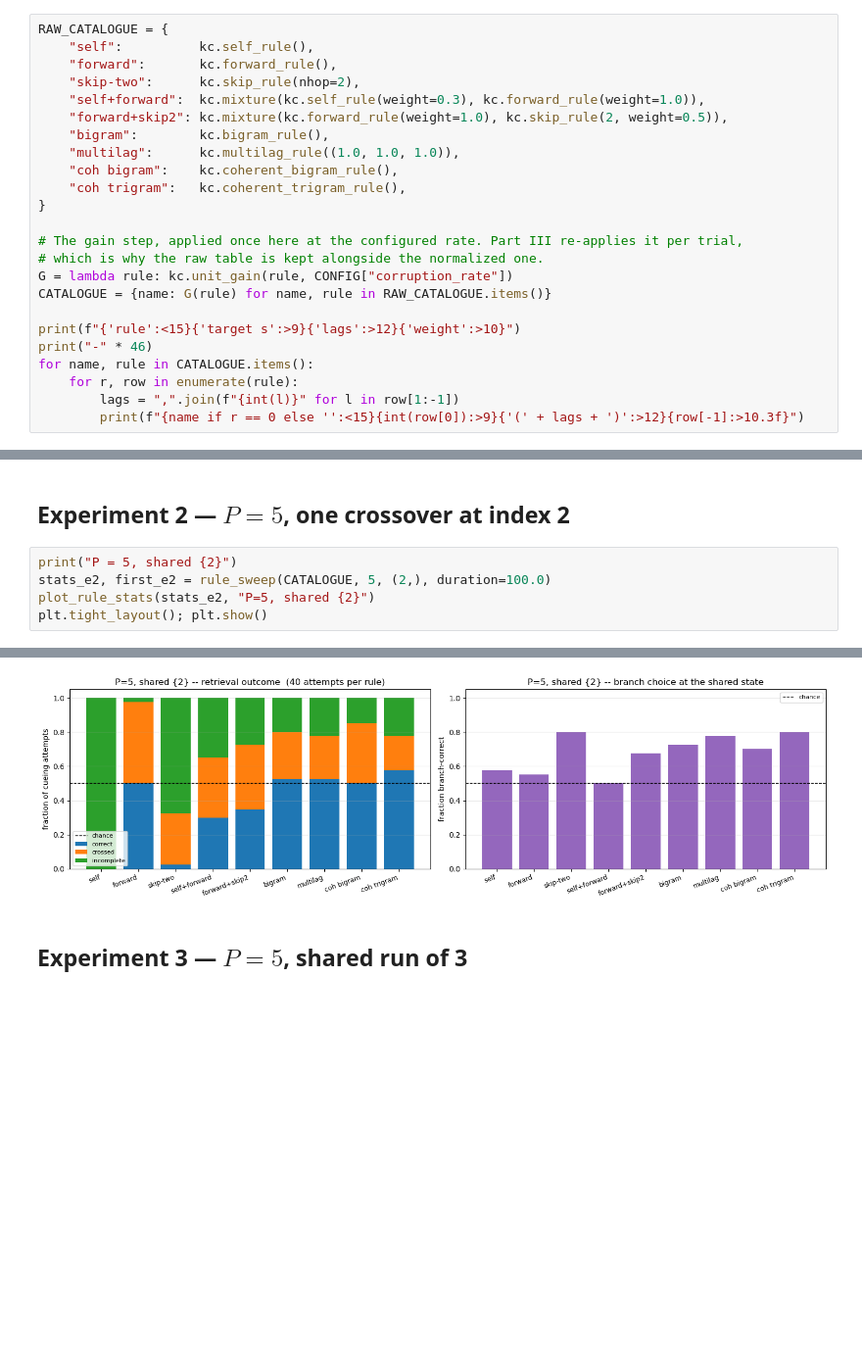
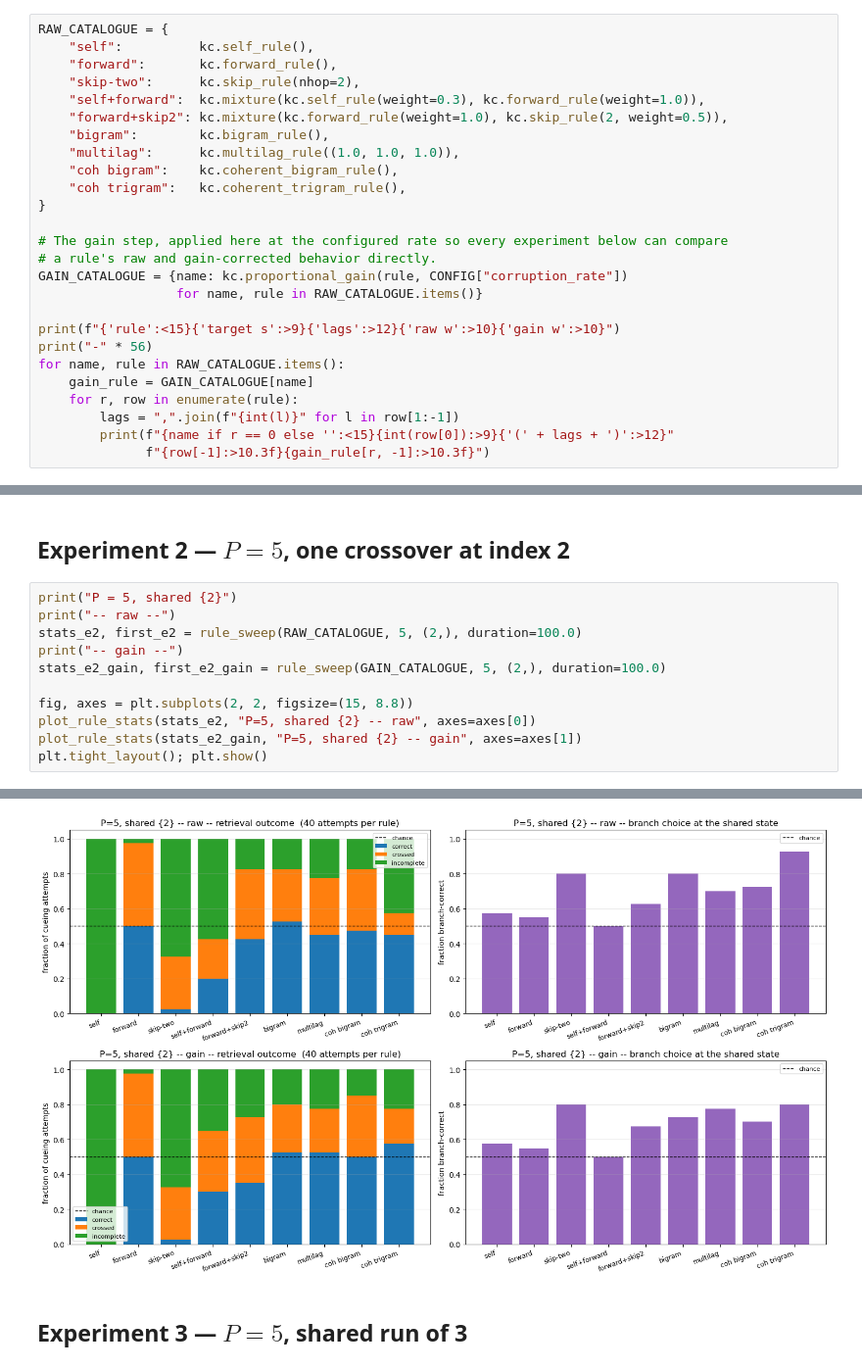
Before and after one commit to dvnrlv/Kuramoto-CD-DAM, a Jupyter notebook: kuramoto/hetero_learning/hetero_rules_run.ipynb, the cells around one changed output, grey strips where cells are left out. Shown at 98% size. Cells and saved outputs as stored; diff of their text form; blank space fills up the shorter version.

```diff
--- a/kuramoto/hetero_learning/hetero_rules_run.ipynb
+++ b/kuramoto/hetero_learning/hetero_rules_run.ipynb
@@ -173,15 +163,17 @@ RAW_CATALOGUE = {
     "coh trigram":   kc.coherent_trigram_rule(),
 }
 
-# The gain step, applied once here at the configured rate. Part III re-applies it per trial,
-# which is why the raw table is kept alongside the normalized one.
-G = lambda rule: kc.unit_gain(rule, CONFIG["corruption_rate"])
-CATALOGUE = {name: G(rule) for name, rule in RAW_CATALOGUE.items()}
+# The gain step, applied here at the configured rate so every experiment below can compare
+# a rule's raw and gain-corrected behavior directly.
+GAIN_CATALOGUE = {name: kc.proportional_gain(rule, CONFIG["corruption_rate"])
+                  for name, rule in RAW_CATALOGUE.items()}
 
-print(f"{'rule':<15}{'target s':>9}{'lags':>12}{'weight':>10}")
-print("-" * 46)
-for name, rule in CATALOGUE.items():
+print(f"{'rule':<15}{'target s':>9}{'lags':>12}{'raw w':>10}{'gain w':>10}")
+print("-" * 56)
+for name, rule in RAW_CATALOGUE.items():
+    gain_rule = GAIN_CATALOGUE[name]
     for r, row in enumerate(rule):
         lags = ",".join(f"{int(l)}" for l in row[1:-1])
-        print(f"{name if r == 0 else '':<15}{int(row[0]):>9}{'(' + lags + ')':>12}{row[-1]:>10.3f}")
+        print(f"{name if r == 0 else '':<15}{int(row[0]):>9}{'(' + lags + ')':>12}"
+              f"{row[-1]:>10.3f}{gain_rule[r, -1]:>10.3f}")
 # %% [output]
@@ -480,8 +502,14 @@ longer the whole sequence, it drops back to the pack.
 ## Experiment 2 — $P=5$, one crossover at index 2
 # %%
 print("P = 5, shared {2}")
-stats_e2, first_e2 = rule_sweep(CATALOGUE, 5, (2,), duration=100.0)
-plot_rule_stats(stats_e2, "P=5, shared {2}")
+print("-- raw --")
+stats_e2, first_e2 = rule_sweep(RAW_CATALOGUE, 5, (2,), duration=100.0)
+print("-- gain --")
+stats_e2_gain, first_e2_gain = rule_sweep(GAIN_CATALOGUE, 5, (2,), duration=100.0)
+
+fig, axes = plt.subplots(2, 2, figsize=(15, 8.8))
+plot_rule_stats(stats_e2, "P=5, shared {2} -- raw", axes=axes[0])
+plot_rule_stats(stats_e2_gain, "P=5, shared {2} -- gain", axes=axes[1])
 plt.tight_layout(); plt.show()
 # %% [output]
 P = 5, shared {2}
@@ -493,8 +528,8 @@ forward+skip2   correct=  35%  crossed=  38%  incomplete=  28%   branch-correct=
 bigram          correct=  52%  crossed=  28%  incomplete=  20%   branch-correct=  72%  margin=+0.105
 multilag        correct=  52%  crossed=  25%  incomplete=  22%   branch-correct=  78%  margin=+0.119
 coh bigram      correct=  50%  crossed=  35%  incomplete=  15%   branch-correct=  70%  margin=+0.071
 coh trigram     correct=  57%  crossed=  20%  incomplete=  22%   branch-correct=  80%  margin=+0.135
-[figure, old version]
+[figure, new version]
 # %% [markdown]
 ## Experiment 3 — $P=5$, shared run of 3
 # %%
```
Also changed, not shown: parts of 22 cells of this notebook, 3 other files.
